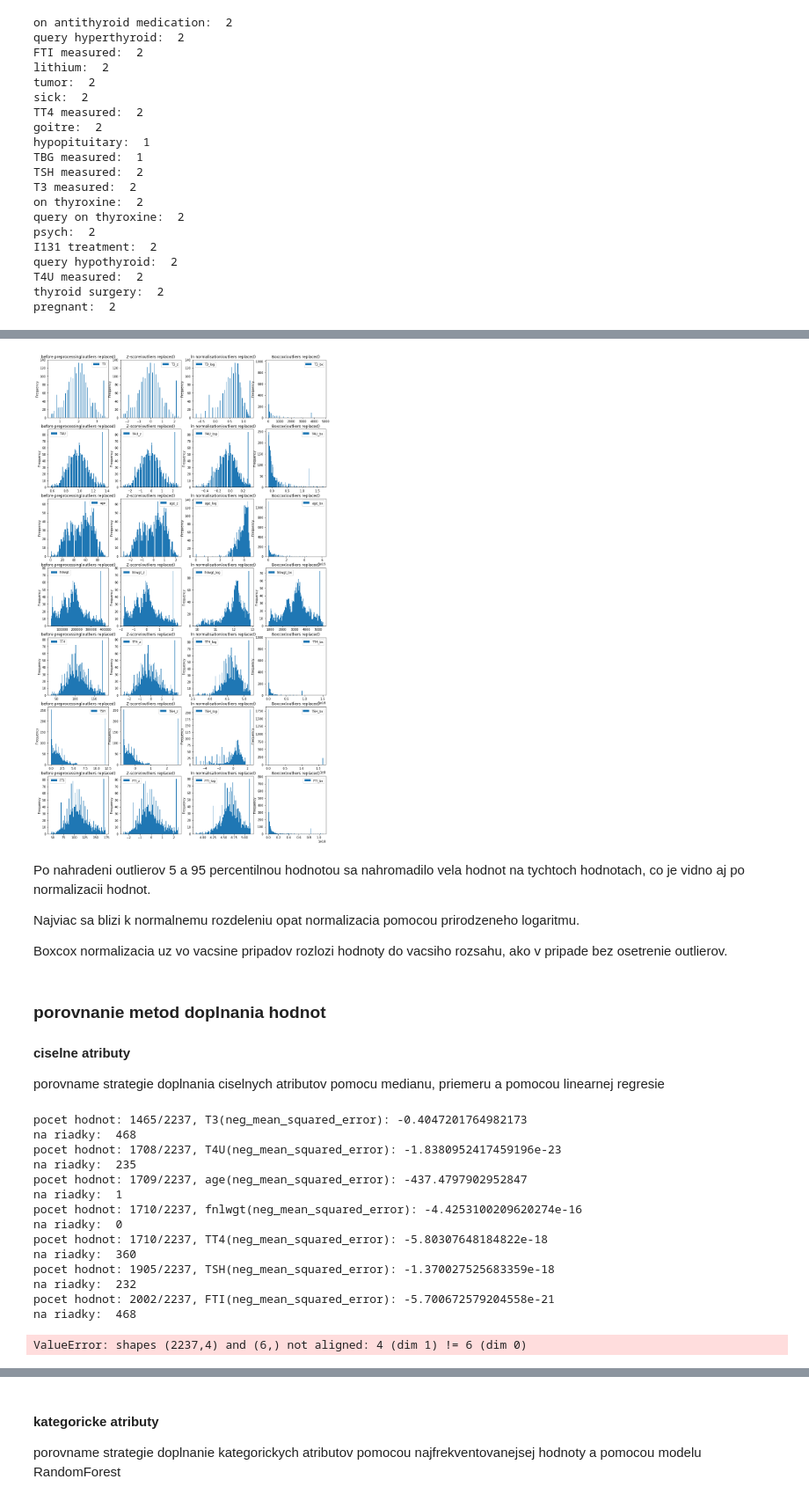
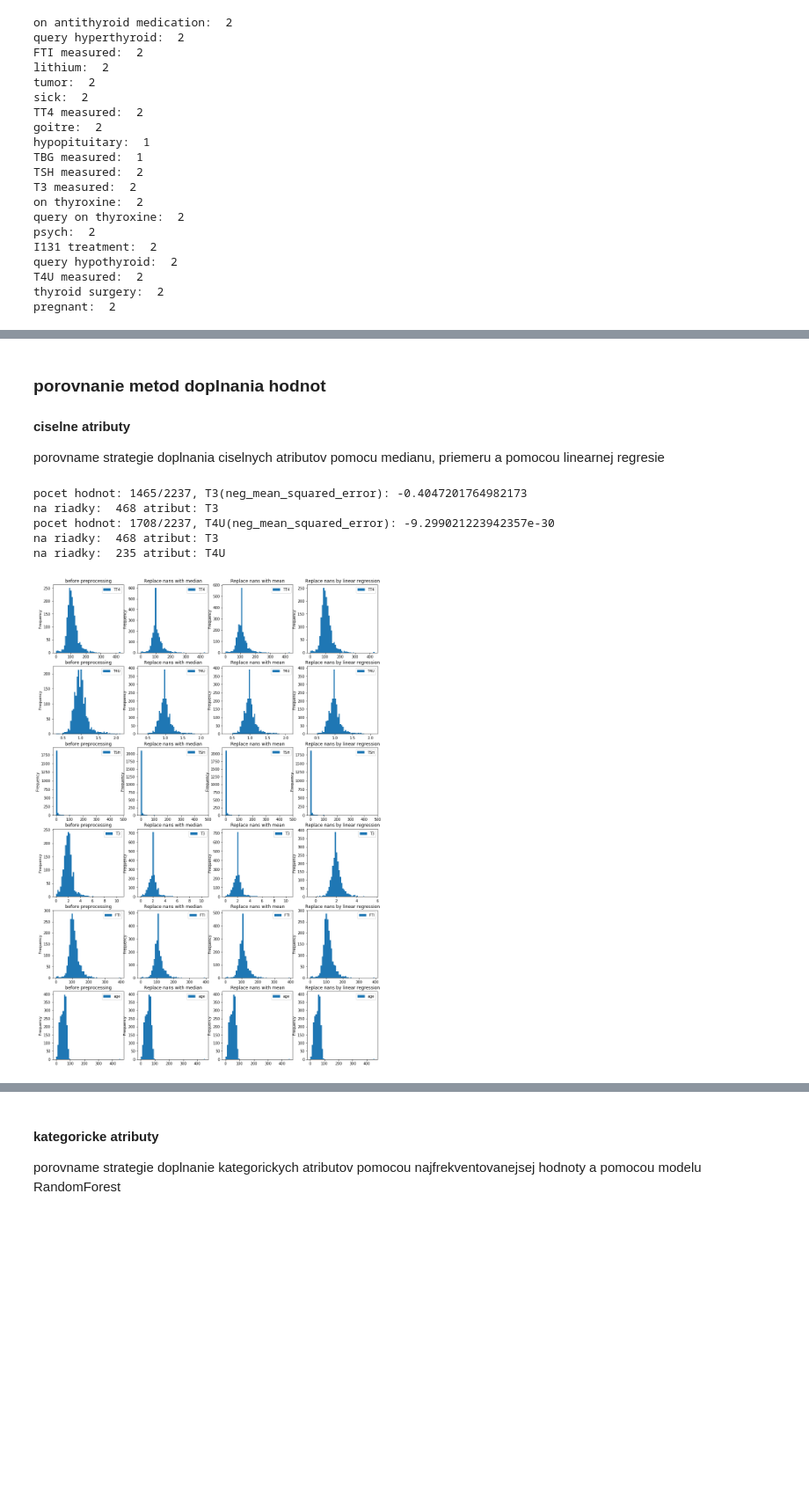
Before and after one commit to Pomichal/pr1_IAU, a Jupyter notebook: Preprocessing.ipynb, the cells around one changed output, grey strips where cells are left out. Shown at 88% size. Saved outputs shown, nothing was run; the diff lists cells and outputs as text; code cells hidden in the pictures; blank space fills up the shorter version.

```diff
--- a/Preprocessing.ipynb
+++ b/Preprocessing.ipynb
@@ -426,9 +426,9 @@ class ReplaceNans(TransformerMixin):
 pre urcenie chybajucich ciselnik atributov pouzijeme vsetky ostatne ciselne atributy
 # %%
 class ReplaceNanWithModel(TransformerMixin):
-    def __init__(self, col_name, model, predict_columns):
+    def __init__(self, col_name, predict_model, predict_columns):
         self.col_name = col_name
-        self.model = model
+        self.predict_model = predict_model
         self.predict_columns = predict_columns
 
     def fit(self, df, y=None, **fit_params):
@@ -439,19 +439,19 @@ class ReplaceNanWithModel(TransformerMixin):
         self.replacer = ReplaceNans(col_names = newdf[newdf.columns.difference([self.col_name])].columns)
         self.replacer.fit(df)
         loo = cross_validation.LeaveOneOut(newdf.shape[0])
-        scores = cross_validation.cross_val_score( self.model, newdf[newdf.columns.difference([self.col_name])],
-                                                 newdf[self.col_name], scoring='neg_mean_squared_error', cv=loo,)
+        scores = cross_validation.cross_val_score(self.predict_model, newdf[newdf.columns.difference([self.col_name])],
+                                                 df.loc[newdf.index,self.col_name], scoring='neg_mean_squared_error', cv=loo,)
         print("pocet hodnot: " + str(len(newdf)) + "/" + str(len(df)) +", "
               + self.col_name + "(neg_mean_squared_error):",scores.mean()) # pre kontrolu vypiseme metriku pre urcenie pribliznej ocakavanej uspesnosti modelu
 
-        self.model.fit(newdf[newdf.columns.difference([self.col_name])],newdf[self.col_name])
+        self.predict_model.fit(newdf[newdf.columns.difference([self.col_name])],newdf[self.col_name])
         return self
 
     def transform(self, df, **transform_params):
         df_copy = df.copy()
         # ziskanie vsetkych riadkov ktore chceme predikovat
         newdf = df[df[self.col_name].isna()]
-        print("na riadky: ", len(newdf))
+        print("na riadky: ", len(newdf), "atribut:", self.col_name)
 
         if (len(newdf) == 0):
             return df_copy
@@ -460,7 +460,7 @@ class ReplaceNanWithModel(TransformerMixin):
         # doplnenie medianu do vsetkych riadkov kde su nejake nan hodnoty okrem atributu ktory predikujeme
         newdf = self.replacer.transform(newdf)
 
-        prediction = self.model.predict(newdf[newdf.columns.difference([self.col_name])])
+        prediction = self.predict_model.predict(newdf[newdf.columns.difference([self.col_name])])
         df_copy.loc[newdf.index,self.col_name] = prediction
         return df_copy
 
@@ -738,42 +766,3 @@ Skusime este normalizaciu po nahradeni outlierov percentilom, pricom outlierov u
-# %%
-result_train['TT4'] = pd.to_numeric(result_train.TT4, errors='coerce')
-result_train['TSH'] = pd.to_numeric(result_train.TSH, errors='coerce')
-result_train['FTI'] = pd.to_numeric(result_train.FTI, errors='coerce')
-
-
-numeric_columns = ['T3','T4U','age', 'fnlwgt', 'TT4','TSH', 'FTI']
-# numeric_columns = ['T3']
-
-titles = ['before preprocessing(outliers replaced)', 'Z-score(outliers replaced)',
-          'ln normalisation(outliers replaced)', 'Boxcox(outliers replaced)']
-
-ppl0 = Pipeline([
-     ('ReplaceExtremes',ReplaceOutliersWithPercentile(numeric_columns)),
-])
-ppl = Pipeline([
-     ('ReplaceExtremes',ReplaceOutliersWithPercentile(numeric_columns)),
-     ('ZScore',ZScoreNormalization(numeric_columns))
-])
-ppl2 = Pipeline([
-     ('ReplaceExtremes',ReplaceOutliersWithPercentile(numeric_columns)),
-     ('Ln', LogNormalization(numeric_columns))
-])
-ppl3 = Pipeline([
-     ('ReplaceExtremes',ReplaceOutliersWithPercentile(numeric_columns)),
-     ('Boxcox',BoxCoxNormalization(numeric_columns))
-])
-
-
-test_preprocessing(result_train,numeric_columns,[ppl,ppl2,ppl3], ppl0=ppl0, titles=titles,
-                   sufix=["","_z","_log","_bx"],kind='hist')
-# %% [output]
-[figure, removed]
-# %% [markdown]
-Po nahradeni outlierov 5 a 95 percentilnou hodnotou sa nahromadilo vela hodnot na tychtoch hodnotach, co je vidno aj po normalizacii hodnot.
-
-Najviac sa blizi k normalnemu rozdeleniu opat normalizacia pomocou prirodzeneho logaritmu.
-
-Boxcox normalizacia uz vo vacsine pripadov rozlozi hodnoty do vacsiho rozsahu, ako v pripade bez osetrenie outlierov.
 # %% [markdown]
 ### porovnanie metod doplnania hodnot
 
@@ -785,7 +774,7 @@ result_train['TSH'] = pd.to_numeric(result_train.TSH, errors='coerce')
 result_train['FTI'] = pd.to_numeric(result_train.FTI, errors='coerce')
 
 
-numeric_columns = ['TT4', 'T4U','TSH', 'T3', 'fnlwgt', 'FTI', 'age']
+numeric_columns = ['TT4', 'T4U','TSH', 'T3', 'FTI', 'age']
 # numeric_columns = ['T3','T4U', 'TT4','TSH', 'FTI']
 titles = ['before preprocessing', 'Replace nans with median', 'Replace nans with mean',
           'Replace nans by linear regression']
@@ -794,44 +783,35 @@ model = LinearRegression()
 model2 = LinearRegression()
 
 scaler = MinMaxScaler()
 
 ppl = Pipeline([
      ('ReplaceNans',ReplaceNans(numeric_columns)),
 ])
 ppl2 = Pipeline([
      ('ReplaceNans',ReplaceNans(numeric_columns, func_type='mean')),
 ])
 ppl3 = Pipeline([
 #      ('MinMaxScale', Scale(['T3','T4U', 'TT4','TSH','FTI'],scaler)),
      ('ReplaceNansWithModelT3',ReplaceNanWithModel('T3',model,['T3','T4U', 'TT4','TSH','FTI'])),
      ('ReplaceNansWithModelT4U',ReplaceNanWithModel('T4U',model2,numeric_columns)),
 #      ('ReplaceNansWithModelAge',ReplaceNanWithModel('age',model,numeric_columns)),
 #      ('ReplaceNansWithModelFnlwgt',ReplaceNanWithModel('fnlwgt',model,numeric_columns)),
 #      ('ReplaceNansWithModelTT4',ReplaceNanWithModel('TT4',model,numeric_columns)),
 #      ('ReplaceNansWithModelTSH',ReplaceNanWithModel('TSH',model,numeric_columns)),
 #      ('ReplaceNansWithModelFTI',ReplaceNanWithModel('FTI',model,numeric_columns)),
 ])
 # ppl3 = Pipeline([
 #      ('ReplaceExtremes',ReplaceOutliersWithPercentile(numeric_columns)),
 #      ('Boxcox',BoxCoxNormalization(numeric_columns))
 # ])
 
 
 test_preprocessing(result_train,numeric_columns,[ppl, ppl2,ppl3], titles=titles,
                    sufix=["","","",""],kind='hist')
 # %% [output]
 pocet hodnot: 1465/2237, T3(neg_mean_squared_error): -0.4047201764982173
-na riadky:  468
-pocet hodnot: 1708/2237, T4U(neg_mean_squared_error): -1.8380952417459196e-23
-na riadky:  235
-pocet hodnot: 1709/2237, age(neg_mean_squared_error): -437.4797902952847
-na riadky:  1
-pocet hodnot: 1710/2237, fnlwgt(neg_mean_squared_error): -4.4253100209620274e-16
-na riadky:  0
-pocet hodnot: 1710/2237, TT4(neg_mean_squared_error): -5.80307648184822e-18
-na riadky:  360
-pocet hodnot: 1905/2237, TSH(neg_mean_squared_error): -1.370027525683359e-18
-na riadky:  232
-pocet hodnot: 2002/2237, FTI(neg_mean_squared_error): -5.700672579204558e-21
-na riadky:  468
+na riadky:  468 atribut: T3
+pocet hodnot: 1708/2237, T4U(neg_mean_squared_error): -9.299021223942357e-30
+na riadky:  468 atribut: T3
+na riadky:  235 atribut: T4U
-ValueError: shapes (2237,4) and (6,) not aligned: 4 (dim 1) != 6 (dim 0)
+[figure, added]
```
Also changed, not shown: parts of 21 cells of this notebook.
